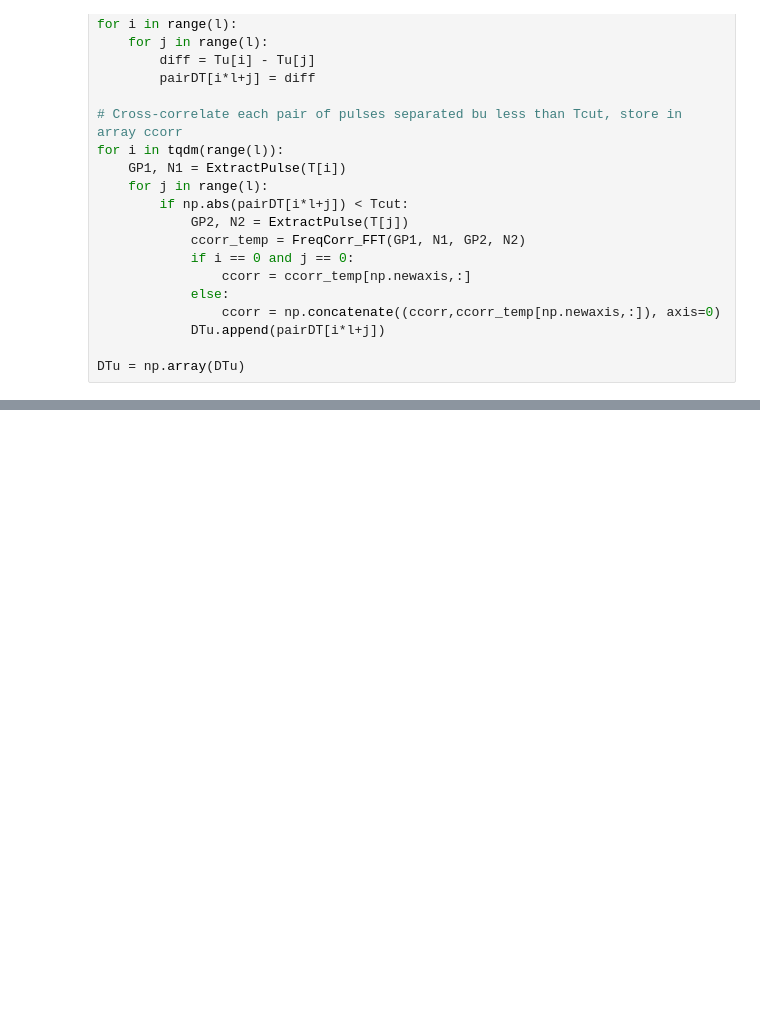
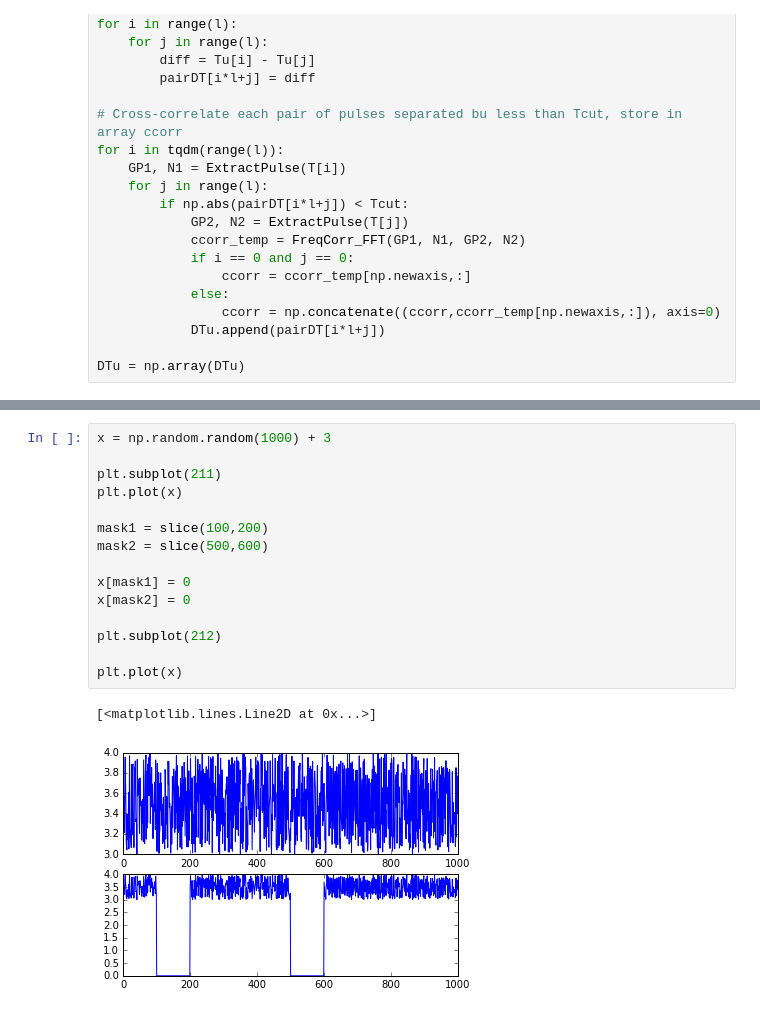
Before and after one commit to ramain/scint_analysis, a Jupyter notebook: crab_WB/Crab-WB-CorrelationEx.ipynb, the cells around one changed output, grey strips where cells are left out. Drawn from its saved outputs; the diff is of its cells as text; blank space fills up the shorter version.

```diff
--- a/crab_WB/Crab-WB-CorrelationEx.ipynb
+++ b/crab_WB/Crab-WB-CorrelationEx.ipynb
@@ -153,3 +154,21 @@ plt.colorbar()
 (13999, 224) (13999, 224) (13999,)
 <matplotlib.colorbar.Colorbar at 0x...>
 [figure]
+# %%
+x = np.random.random(1000) + 3
+
+plt.subplot(211)
+plt.plot(x)
+
+mask1 = slice(100,200)
+mask2 = slice(500,600)
+
+x[mask1] = 0
+x[mask2] = 0
+
+plt.subplot(212)
+
+plt.plot(x)
+# %% [output]
+[<matplotlib.lines.Line2D at 0x...>]
+[figure, added]
```
Also changed, not shown: parts of 3 cells of this notebook.
